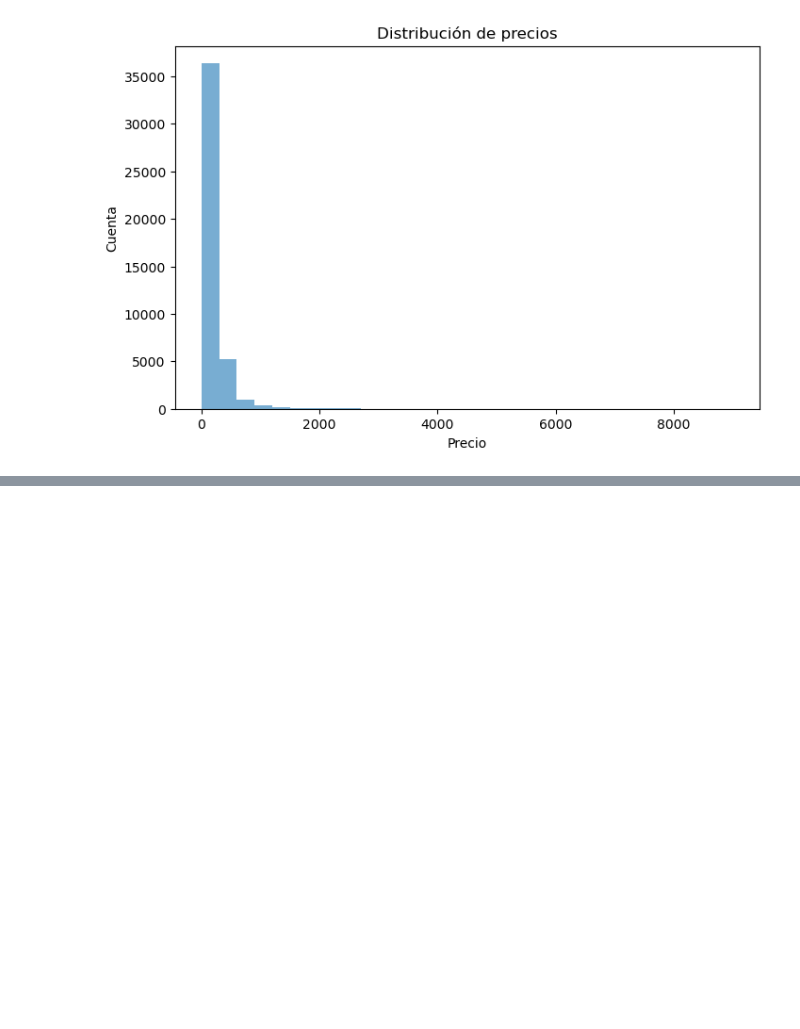
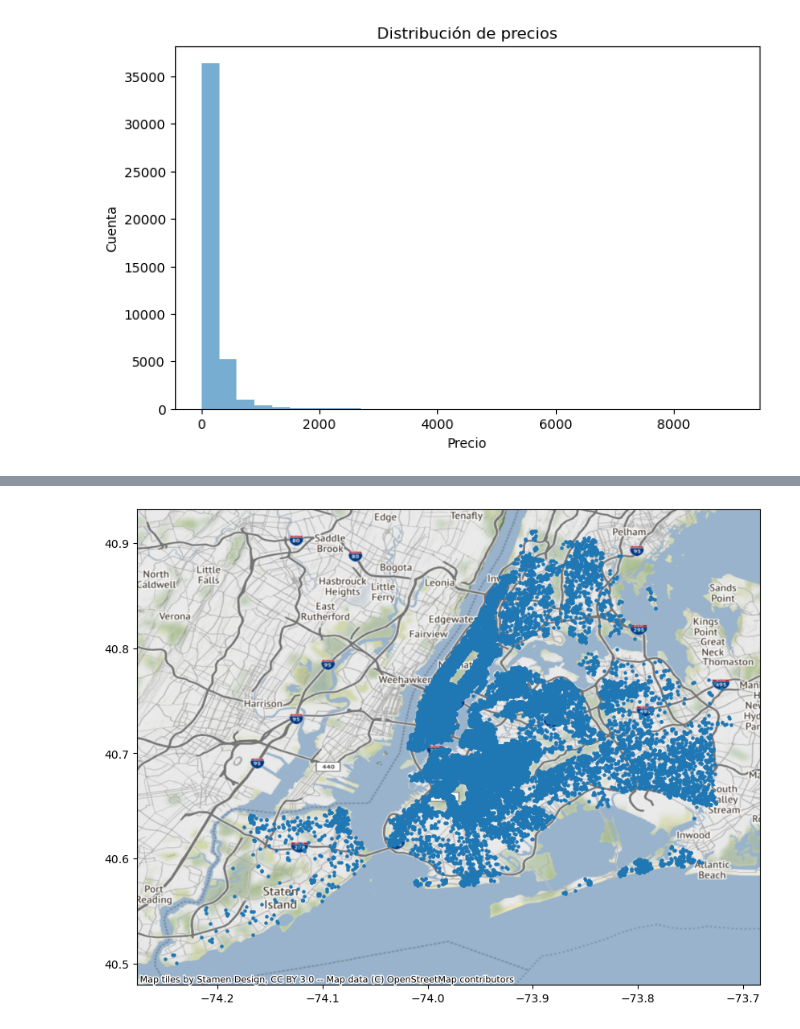
Before and after one commit to CAMM961001/geospatial_data_science, a Jupyter notebook: Chapter05/data_visualization.ipynb, the cells around one changed output, grey strips where cells are left out. Saved outputs shown, nothing was run; the diff lists cells and outputs as text; code cells hidden in the pictures; blank space fills up the shorter version.

Commit message:
Mapa de puntos georeferenciados

```diff
--- a/Chapter05/data_visualization.ipynb
+++ b/Chapter05/data_visualization.ipynb
@@ -198,3 +204,8 @@ El histograma anterior refleja mejor la distribución de los datos en cuanto al
 # %%
-# Convert the pandas dataframe to a geopandas dataframe
-listings_sub_gpd = gpd.GeoDataFrame(listings_sub, geometry=gpd.points_from_xy(listings_sub.longitude, listings_sub.latitude, crs=4326))
+# Convertir geodataframe
+listings_sub_gpd = gpd.GeoDataFrame(
+    data=listings_sub
+    ,geometry=gpd.points_from_xy(
+        x=listings_sub.longitude
+        ,y=listings_sub.latitude
+        ,crs=4326))
@@ -206,3 +212,16 @@ gplt.pointplot(listings_sub_gpd, ax=ax)
+# %%
+# Especificaciones de figura
+fig, ax = plt.subplots(figsize=(10,10))
+
+# Elementos de visualización
+listings_sub_gpd.plot(markersize=5, ax=ax)
+
+# Agregar mapa base
+contextily.add_basemap(
+    ax=ax,
+    crs=listings_sub_gpd.crs)
+# %% [output]
+[figure, added]
 # %%
 # Reading in the New York Census Tracts
 NY_tracts_path = "https://www2.census.gov/geo/tiger/TIGER2021/TRACT/tl_2021_36_tract.zip"
```
Also changed, not shown: parts of 3 cells of this notebook.
